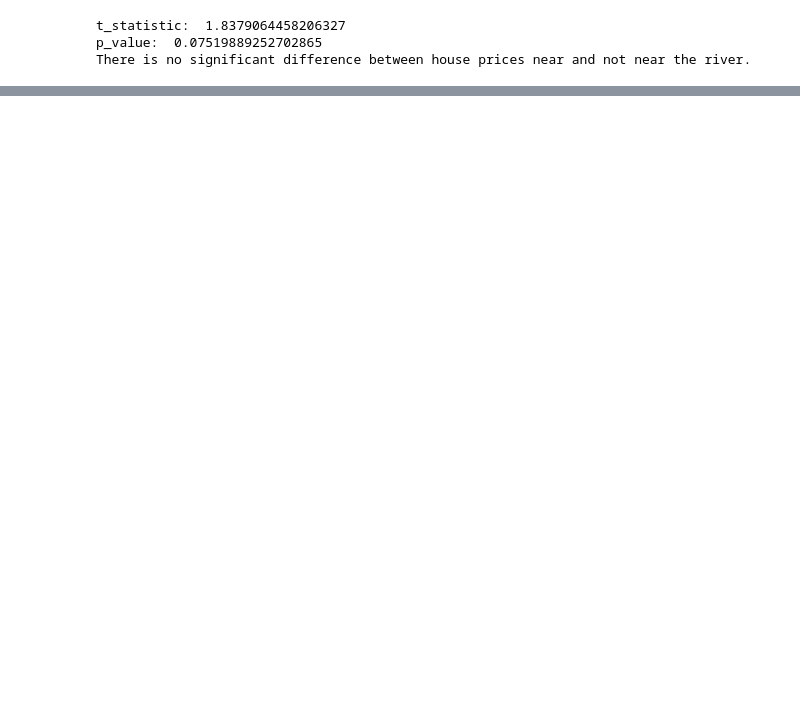
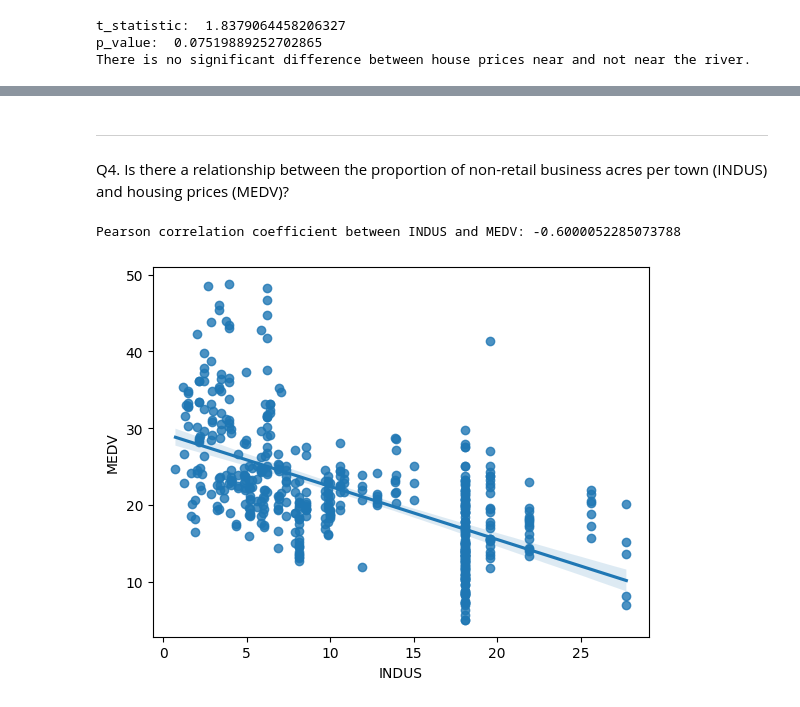
Before and after one commit to omkarpawar1430/Exploratory-Data-Analysis, a Jupyter notebook: Bostun Housing Data Set/boston_housing_EDA.ipynb, the cells around one changed output, grey strips where cells are left out. Drawn from its saved outputs; the diff is of its cells as text; code cells hidden in the pictures; blank space fills up the shorter version.

```diff
--- a/Bostun Housing Data Set/boston_housing_EDA.ipynb
+++ b/Bostun Housing Data Set/boston_housing_EDA.ipynb
@@ -381,0 +403,19 @@ Can we build an accurate regression model to predict housing prices (MEDV) based
+# %% [markdown]
+---
+# %% [markdown]
+Q4. Is there a relationship between the proportion of non-retail business acres per town (INDUS) and housing prices (MEDV)?
+# %%
+import pandas as pd
+import seaborn as sns
+
+# Plot a scatterplot with regression line
+sns.regplot(x='INDUS', y='MEDV', data= data)
+
+# Calculate the Pearson correlation coefficient
+correlation_coefficient = data['INDUS'].corr(data['MEDV'])
+
+# Print the Pearson correlation coefficient
+print("Pearson correlation coefficient between INDUS and MEDV:", correlation_coefficient)
+# %% [output]
+Pearson correlation coefficient between INDUS and MEDV: -0.6000052285073788
+[figure, added]
```
Also changed, not shown: parts of 19 cells of this notebook.
